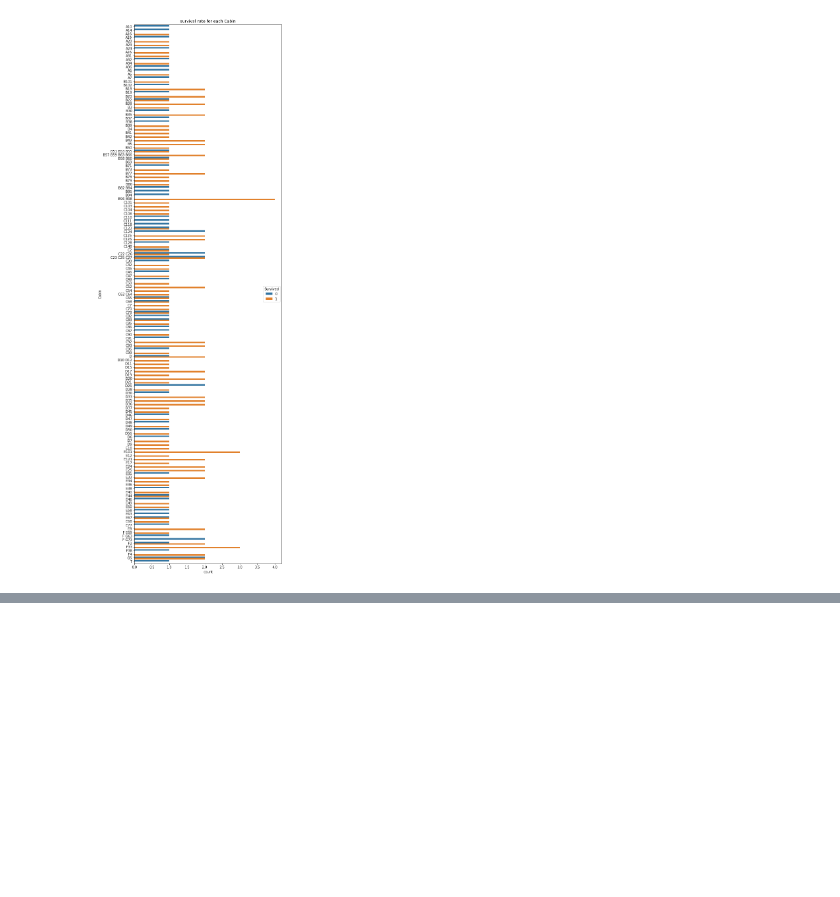
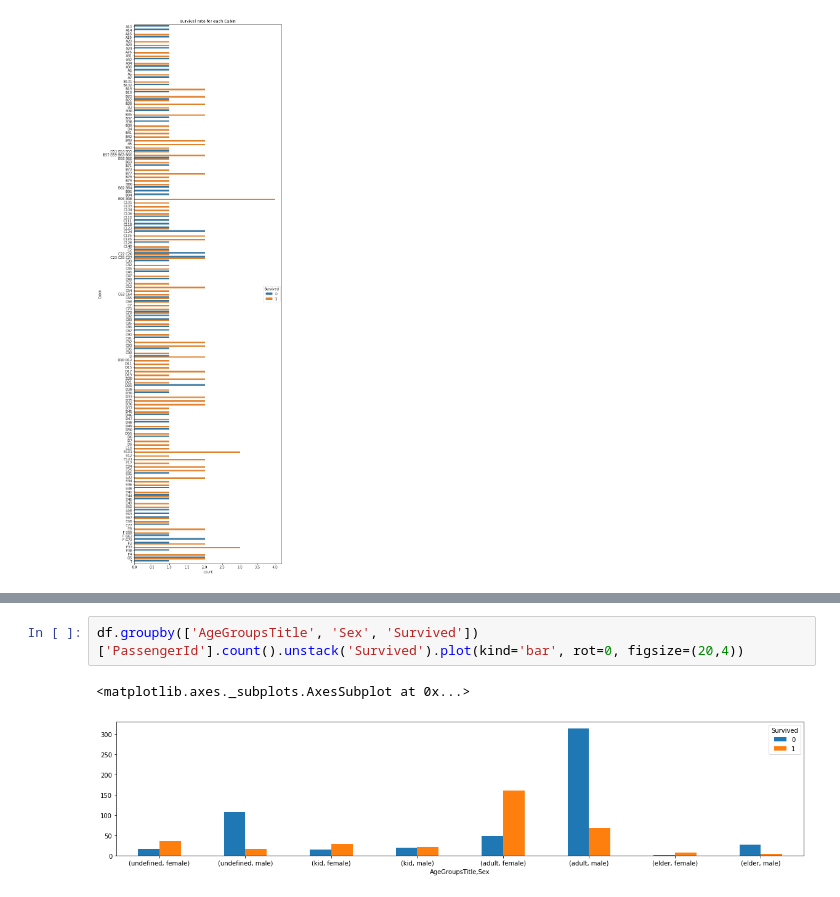
Before and after one commit to JavierOramas/kaggle-titanic, a Jupyter notebook: full_analysis.ipynb, the cells around one changed output, grey strips where cells are left out. Saved outputs shown, nothing was run; the diff lists cells and outputs as text; blank space fills up the shorter version.

```diff
--- a/full_analysis.ipynb
+++ b/full_analysis.ipynb
@@ -142,0 +169,5 @@ NameError: name 'ply' is not defined
+# %%
+df.groupby(['AgeGroupsTitle', 'Sex', 'Survived'])['PassengerId'].count().unstack('Survived').plot(kind='bar', rot=0, figsize=(20,4))
+# %% [output]
+<matplotlib.axes._subplots.AxesSubplot at 0x...>
+[figure, added]
```
Also changed, not shown: parts of 8 cells of this notebook.
